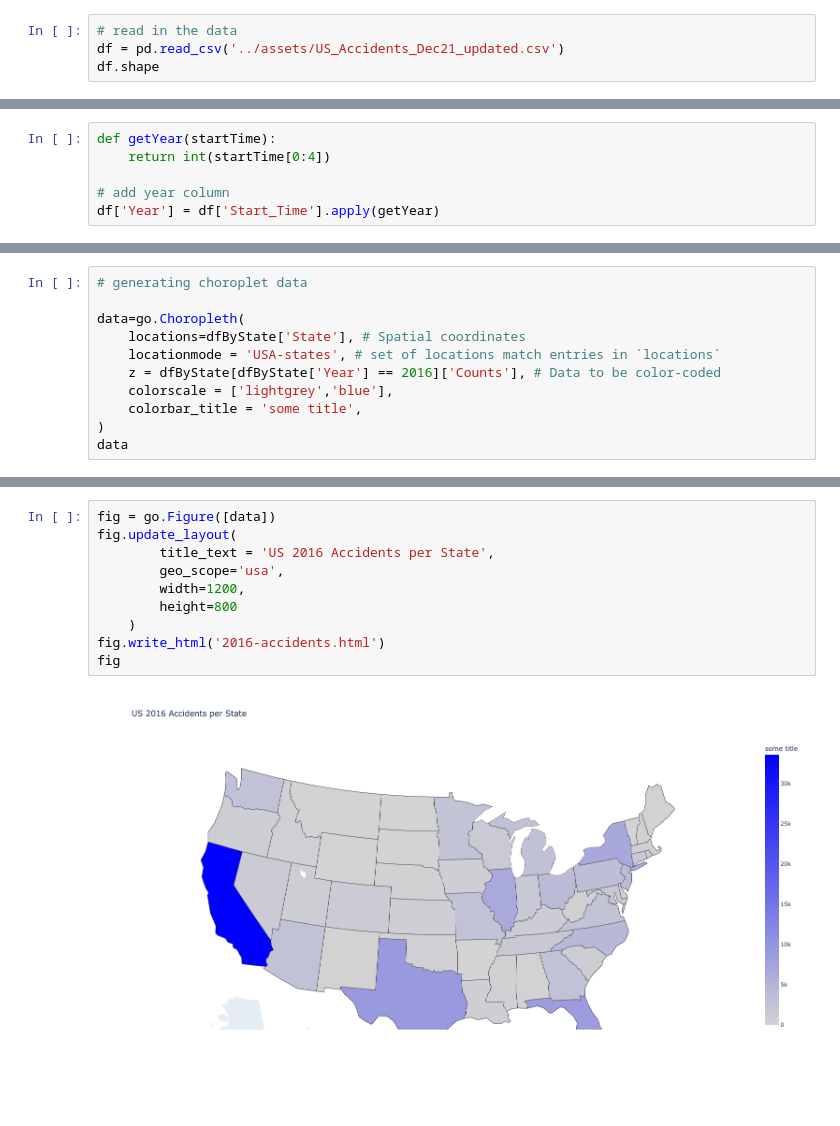
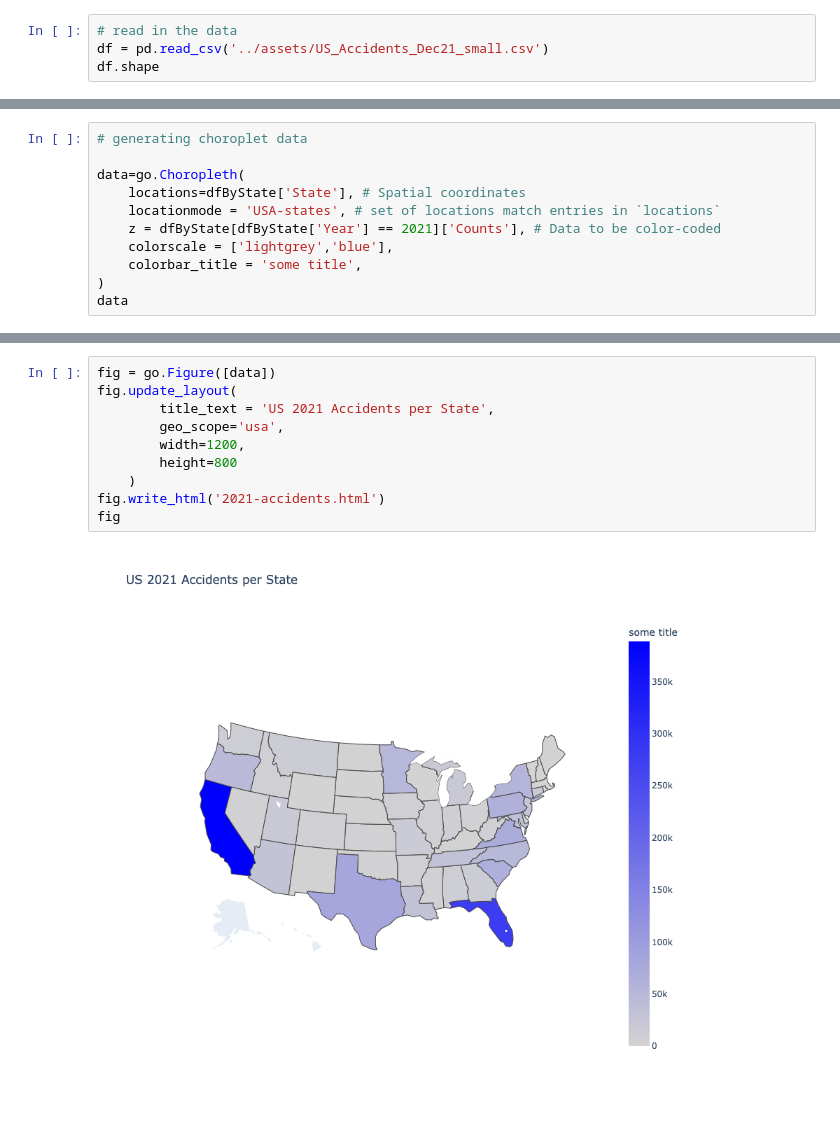
Before and after one commit to satrivaicci/uk-traffic-accidents, a Jupyter notebook: eda/us-traffic-accidents-eda.ipynb, the cells around one changed output, grey strips where cells are left out. Drawn from its saved outputs; the diff is of its cells as text; blank space fills up the shorter version.

Commit message:
creating reduced dd data csv file

```diff
--- a/eda/us-traffic-accidents-eda.ipynb
+++ b/eda/us-traffic-accidents-eda.ipynb
@@ -4,5 +5,5 @@ import plotly.graph_objs as go
 # %%
 # read in the data
-df = pd.read_csv('../assets/US_Accidents_Dec21_updated.csv')
+df = pd.read_csv('../assets/US_Accidents_Dec21_small.csv')
 df.shape
 # %% [output]
@@ -84,9 +58,3 @@ array(['OH', 'IN', 'KY', 'WV', 'MI', 'PA', 'CA', 'NV', 'MN', 'TX', 'MO',
-# %%
-def getYear(startTime):
-    return int(startTime[0:4])
-
-# add year column
-df['Year'] = df['Start_Time'].apply(getYear)
 # %%
 uniqueYears = df.Year.unique()
 uniqueYears.sort()
@@ -206,7 +161,7 @@ dfByState[dfByState['Year'] == 2016]
 data=go.Choropleth(
     locations=dfByState['State'], # Spatial coordinates
     locationmode = 'USA-states', # set of locations match entries in `locations`
-    z = dfByState[dfByState['Year'] == 2016]['Counts'], # Data to be color-coded
+    z = dfByState[dfByState['Year'] == 2021]['Counts'], # Data to be color-coded
     colorscale = ['lightgrey','blue'],
     colorbar_title = 'some title',
 )
@@ -226,12 +201,12 @@ Choropleth({
 # %%
 fig = go.Figure([data])
 fig.update_layout(
-        title_text = 'US 2016 Accidents per State',
+        title_text = 'US 2021 Accidents per State',
         geo_scope='usa',
         width=1200,
         height=800
     )
-fig.write_html('2016-accidents.html')
+fig.write_html('2021-accidents.html')
 fig
 # %% [output]
-[figure, old version]
+[figure, new version]
```
Also changed, not shown: parts of 17 cells of this notebook, 2 other files.
